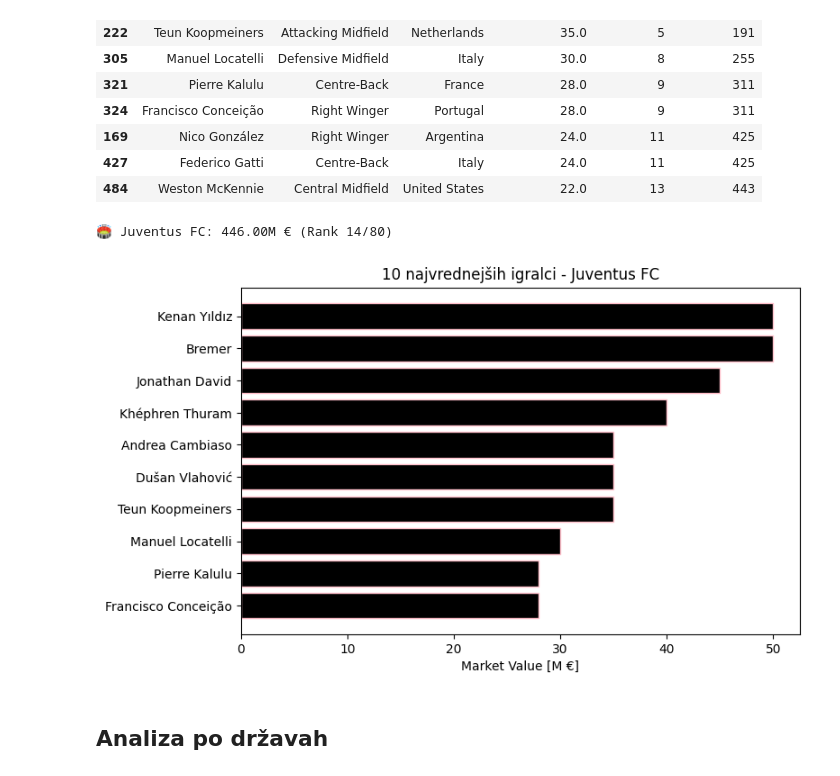
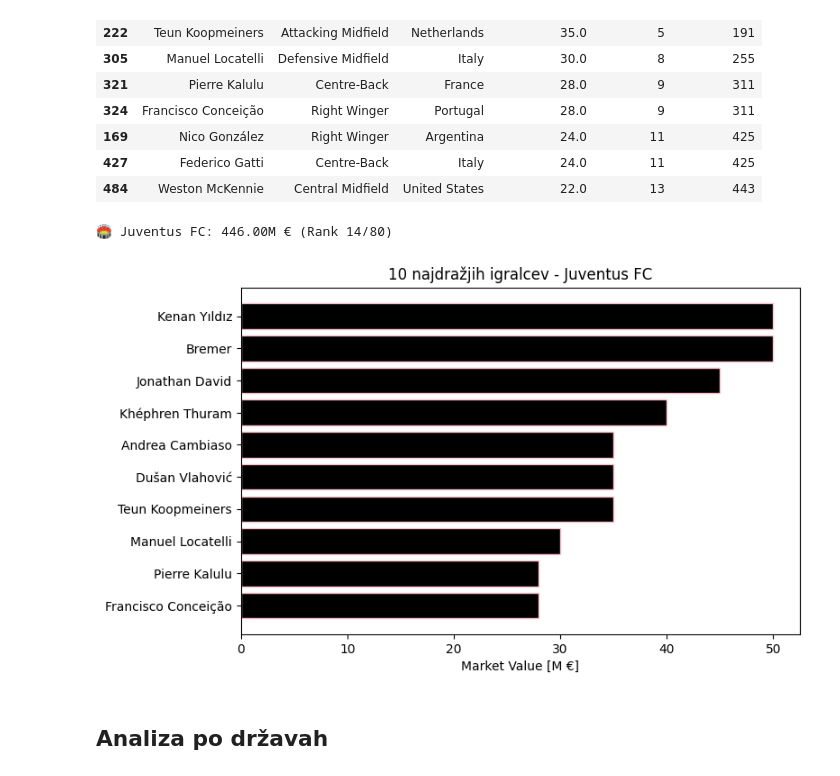
Before and after one commit to RiccardoLucerna/UVP-projektna, a Jupyter notebook: analiza_podatkov.ipynb, the cells around one changed output. Drawn from its saved outputs; the diff is of its cells as text; code cells hidden in the pictures.

```diff
--- a/analiza_podatkov.ipynb
+++ b/analiza_podatkov.ipynb
@@ -410,7 +410,7 @@ Zdaj lahko sestavimo funkcijo, ki vrne tabelo najvrednejših igralcev z globalni
 # %%
 def pregled_kluba(podatki, klub, top_n=None):
     """
-    Vrne tabelo najvrednejših igralcev z globalnim in klubskim rankingom.
+    Vrne tabelo najdražjih igralcev z globalnim in klubskim rankingom.
 
     Parametri:
         podatki (DataFrame): Vsi podatki o igralcih
@@ -471,15 +471,15 @@ pregled_kluba(osnovni_podatki, 'Juventus FC')
 # %%
 juve = pregled_kluba(osnovni_podatki, "Juventus FC", top_n=10)
 plt.figure(figsize=(8, 5))
 plt.barh(juve['ime'], juve['vrednost M €'],
          color="black", edgecolor="pink")
 plt.gca().invert_yaxis()  # highest value on top
 plt.xlabel("Market Value [M €]")
-plt.title("10 najvrednejših igralci - Juventus FC")
+plt.title("10 najdražjih igralcev - Juventus FC")
 plt.show()
 # %% [output]
 🏟️ Juventus FC: 446.00M € (Rank 14/80)
-[figure, old version]
+[figure, new version]
 # %% [markdown]
 ## Analiza po državah
 # %% [markdown]
```
Also changed, not shown: parts of 27 cells of this notebook, 2 other files.
